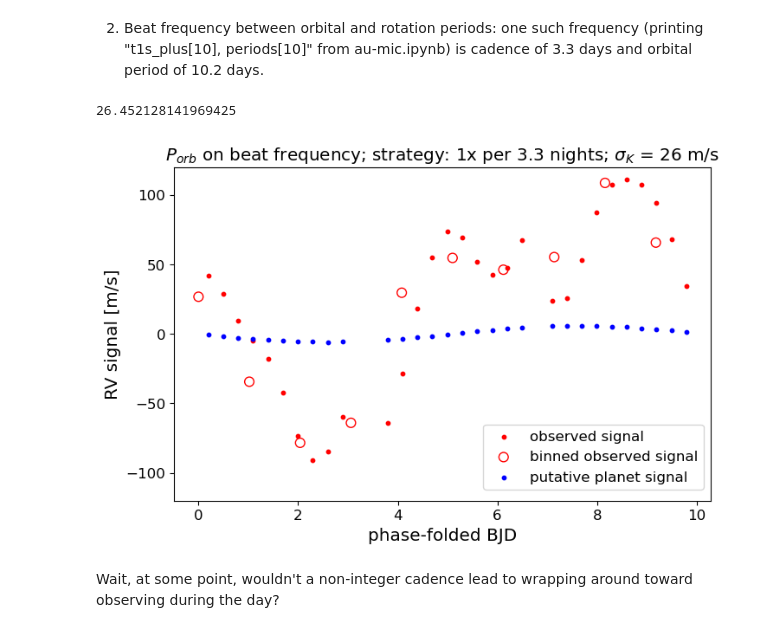
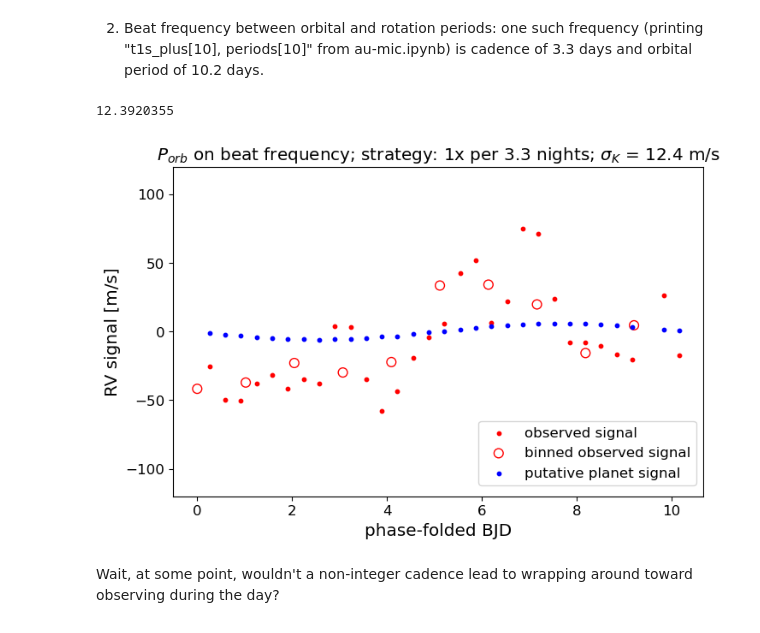
Before and after one commit to exoclam/gaspery, a Jupyter notebook: tutorials/beat_frequencies.ipynb, the cells around one changed output. Saved outputs shown, nothing was run; the diff lists cells and outputs as text; code cells hidden in the pictures.

```diff
--- a/tutorials/beat_frequencies.ipynb
+++ b/tutorials/beat_frequencies.ipynb
@@ -139,7 +139,7 @@ plt.show()
 # %% [markdown]
 2) Beat frequency between orbital and rotation periods: one such frequency (printing "t1s_plus[10], periods[10]" from au-mic.ipynb) is cadence of 3.3 days and orbital period of 10.2 days.
 # %%
-p = 10.2
+p = 10.23
 cadence = 3.3 #4.3
 
 strat = strategy.gappy(cadence = cadence)
@@ -155,7 +155,7 @@ sigma_k = np.sqrt(inv_fim)[0][0]
 fi_k = fim[0][0]
 print(sigma_k)
 # %% [output]
-26.452128141969425
+12.3920355
 # %%
 plt.rcParams["figure.figsize"] = (8,5)
 
@@ -167,35 +167,35 @@ y_phase_folded = np.array(calculate_fi.model_jax(t_phase_folded, theta))
 
 # first, create fiducial model of the planet signal
 y = calculate_fi.model_jax(strat, theta)
 
 # bin the observed signal of planet + stellar signal, phase-folded by orbital period
 bins = 10
 mean_stat_observed = binned_statistic((strat-T0) % p, sample + y,
                              statistic='mean',
                              bins=bins, range=(0, p))
 
 # bin the observed signal of just the planet signal, phase-folded by orbital period
 bins = 10
 mean_stat_planet = binned_statistic((strat-T0) % p, y,
                              statistic='mean',
                              bins=bins, range=(0, p))
 
 plt.scatter((strat-T0) % p, sample + y_phase_folded, label='observed signal', s=10, c='red')
 plt.scatter(mean_stat_observed.bin_edges[:-1], mean_stat_observed.statistic, label='binned observed signal', s=60,
             facecolors='none', edgecolors='r')
 plt.scatter((strat-T0) % p, y_phase_folded, label='putative planet signal', s=10, c='blue')
 #plt.scatter(mean_stat_planet.bin_edges[:-1], mean_stat_planet.statistic, label='binned planet signal', s=60,
 #            facecolors='none', edgecolors='blue')
 
 plt.xlabel('phase-folded BJD')
 plt.ylabel('RV signal [m/s]')
 plt.ylim([-120, 120])
-plt.title(r'$P_{orb}$ on beat frequency; strategy: 1x per 3.3 nights; $\sigma_K$ = 26 m/s')
+plt.title(r'$P_{orb}$ on beat frequency; strategy: 1x per 3.3 nights; $\sigma_K$ = ' + f'{12.4}' + ' m/s')
 plt.legend(bbox_to_anchor=(1.0, 0.25))
 plt.savefig(path + 'plots/beat-freq2.pdf', format='pdf', bbox_inches='tight')
 plt.show()
 # %% [output]
-[figure, old version]
+[figure, new version]
 # %% [markdown]
 Wait, at some point, wouldn't a non-integer cadence lead to wrapping around toward observing during the day?
 # %% [markdown]
```
Also changed, not shown: parts of 6 cells of this notebook, 2 other files.
